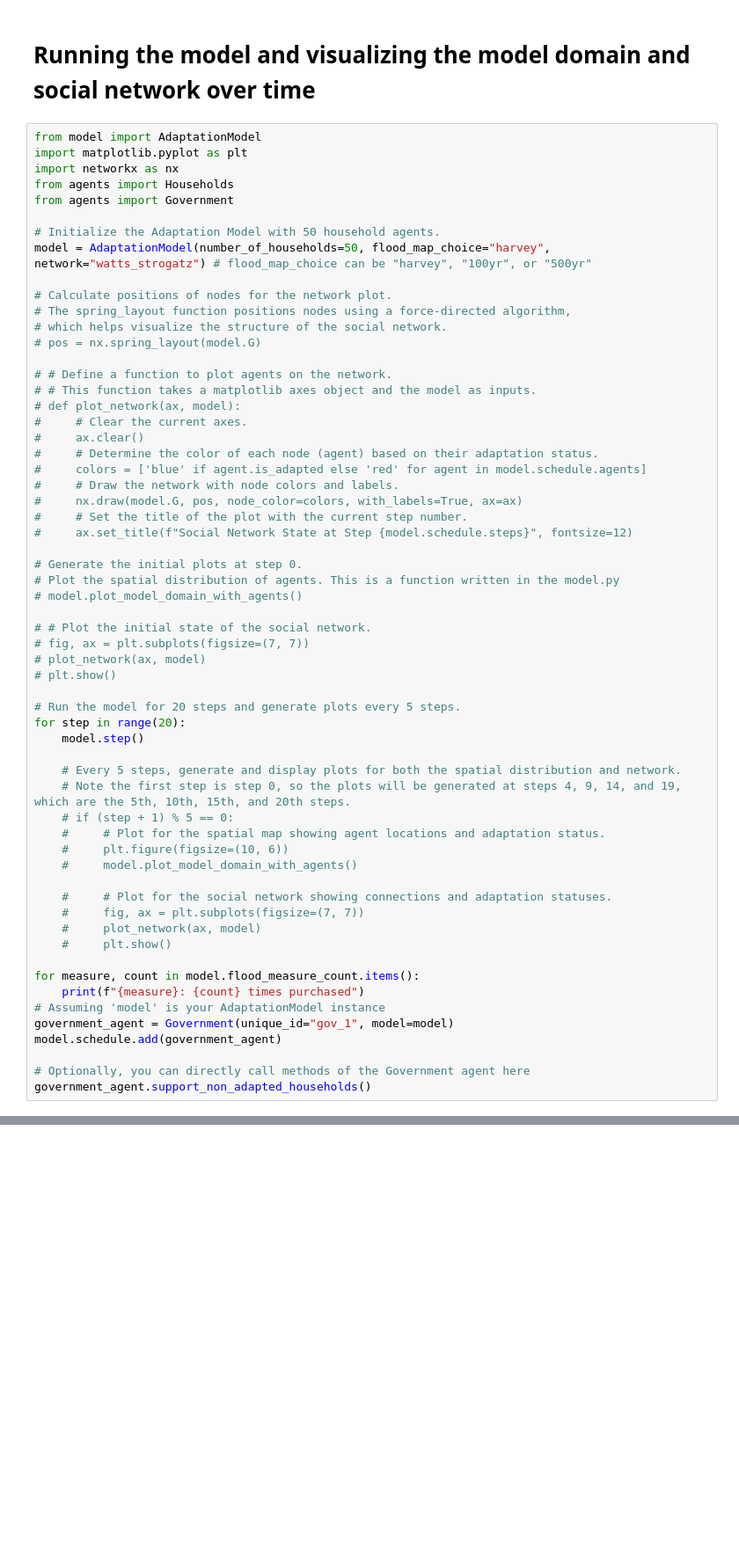
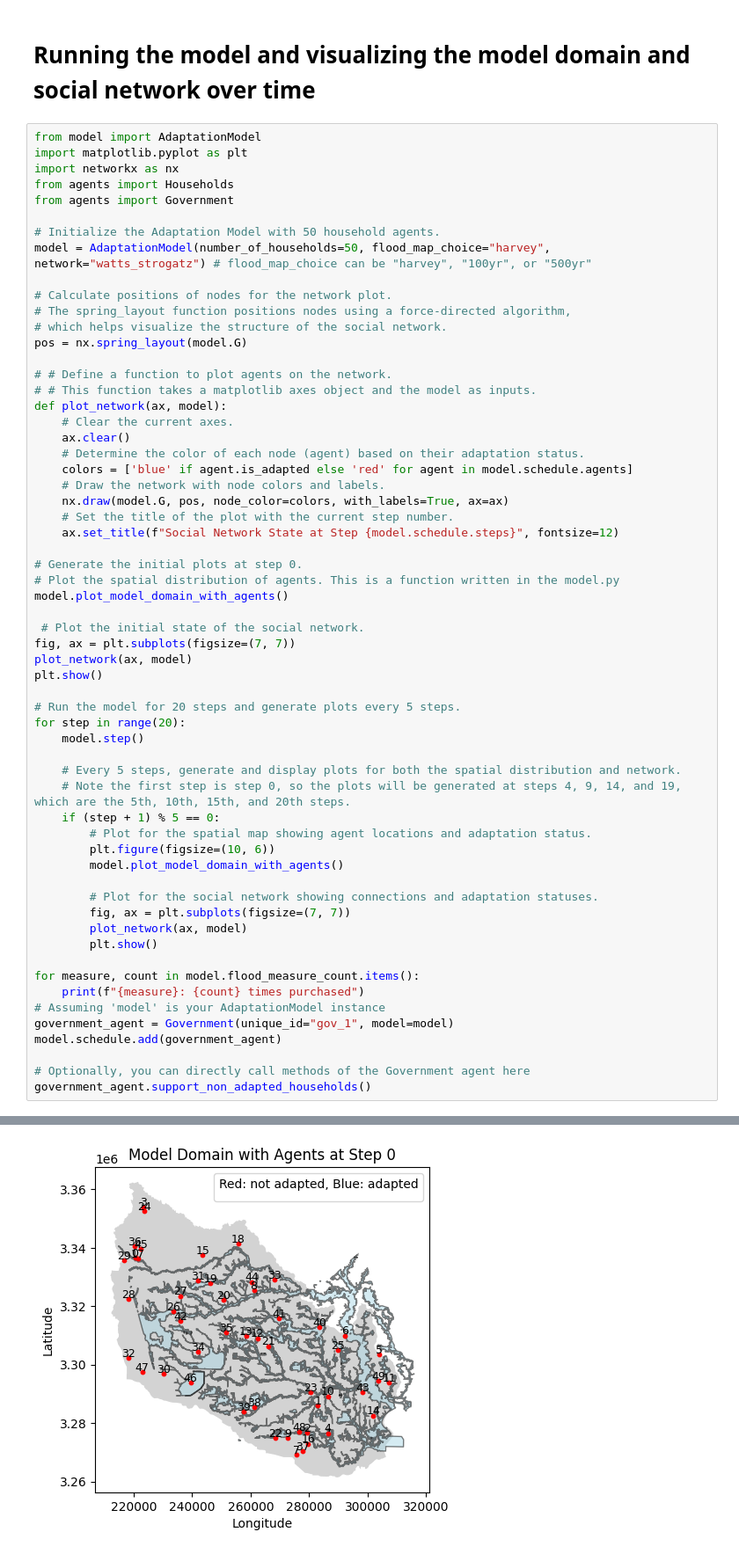
Before and after one commit to Tanneheemsbergen/ABM-course, a Jupyter notebook: base_model_mesa/model/demo.ipynb, the cells around one changed output, grey strips where cells are left out. Shown at 88% size. Saved outputs shown, nothing was run; the diff lists cells and outputs as text; blank space fills up the shorter version.

```diff
--- a/base_model_mesa/model/demo.ipynb
+++ b/base_model_mesa/model/demo.ipynb
@@ -33,28 +33,28 @@ model = AdaptationModel(number_of_households=50, flood_map_choice="harvey", netw
 # Calculate positions of nodes for the network plot.
 # The spring_layout function positions nodes using a force-directed algorithm,
 # which helps visualize the structure of the social network.
-# pos = nx.spring_layout(model.G)
+pos = nx.spring_layout(model.G)
 
 # # Define a function to plot agents on the network.
 # # This function takes a matplotlib axes object and the model as inputs.
-# def plot_network(ax, model):
-#     # Clear the current axes.
-#     ax.clear()
-#     # Determine the color of each node (agent) based on their adaptation status.
-#     colors = ['blue' if agent.is_adapted else 'red' for agent in model.schedule.agents]
-#     # Draw the network with node colors and labels.
-#     nx.draw(model.G, pos, node_color=colors, with_labels=True, ax=ax)
-#     # Set the title of the plot with the current step number.
-#     ax.set_title(f"Social Network State at Step {model.schedule.steps}", fontsize=12)
+def plot_network(ax, model):
+    # Clear the current axes.
+    ax.clear()
+    # Determine the color of each node (agent) based on their adaptation status.
+    colors = ['blue' if agent.is_adapted else 'red' for agent in model.schedule.agents]
+    # Draw the network with node colors and labels.
+    nx.draw(model.G, pos, node_color=colors, with_labels=True, ax=ax)
+    # Set the title of the plot with the current step number.
+    ax.set_title(f"Social Network State at Step {model.schedule.steps}", fontsize=12)
 
 # Generate the initial plots at step 0.
 # Plot the spatial distribution of agents. This is a function written in the model.py
-# model.plot_model_domain_with_agents()
+model.plot_model_domain_with_agents()
 
-# # Plot the initial state of the social network.
-# fig, ax = plt.subplots(figsize=(7, 7))
-# plot_network(ax, model)
-# plt.show()
+ # Plot the initial state of the social network.
+fig, ax = plt.subplots(figsize=(7, 7))
+plot_network(ax, model)
+plt.show()
 
 # Run the model for 20 steps and generate plots every 5 steps.
 for step in range(20):
@@ -62,15 +62,15 @@ for step in range(20):
 
     # Every 5 steps, generate and display plots for both the spatial distribution and network.
     # Note the first step is step 0, so the plots will be generated at steps 4, 9, 14, and 19, which are the 5th, 10th, 15th, and 20th steps.
-    # if (step + 1) % 5 == 0:
-    #     # Plot for the spatial map showing agent locations and adaptation status.
-    #     plt.figure(figsize=(10, 6))
-    #     model.plot_model_domain_with_agents()
+    if (step + 1) % 5 == 0:
+        # Plot for the spatial map showing agent locations and adaptation status.
+        plt.figure(figsize=(10, 6))
+        model.plot_model_domain_with_agents()
 
-    #     # Plot for the social network showing connections and adaptation statuses.
-    #     fig, ax = plt.subplots(figsize=(7, 7))
-    #     plot_network(ax, model)
-    #     plt.show()
+        # Plot for the social network showing connections and adaptation statuses.
+        fig, ax = plt.subplots(figsize=(7, 7))
+        plot_network(ax, model)
+        plt.show()
 
 for measure, count in model.flood_measure_count.items():
     print(f"{measure}: {count} times purchased")
@@ -102,0 +103 @@ We would love to hear what you think about this new feature. If you have any tho
+[figure, added]
```
Also changed, not shown: parts of 3 cells of this notebook, 1 other file.
